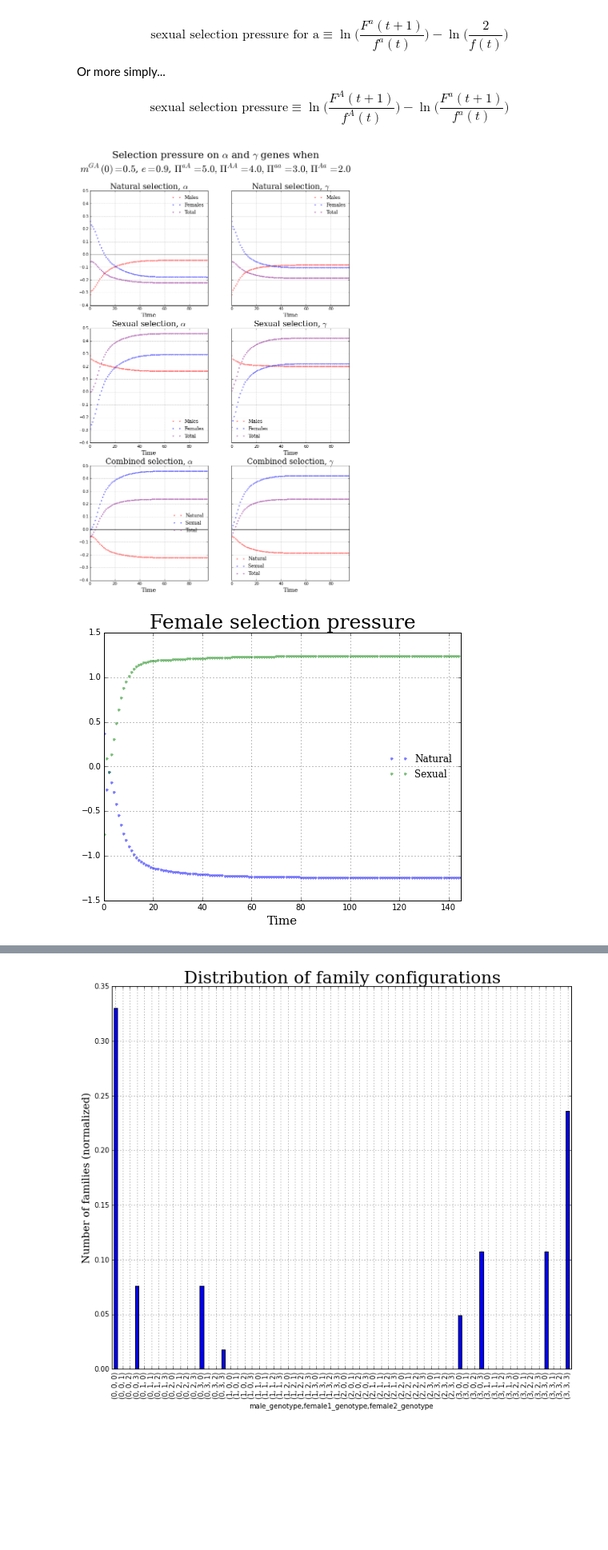
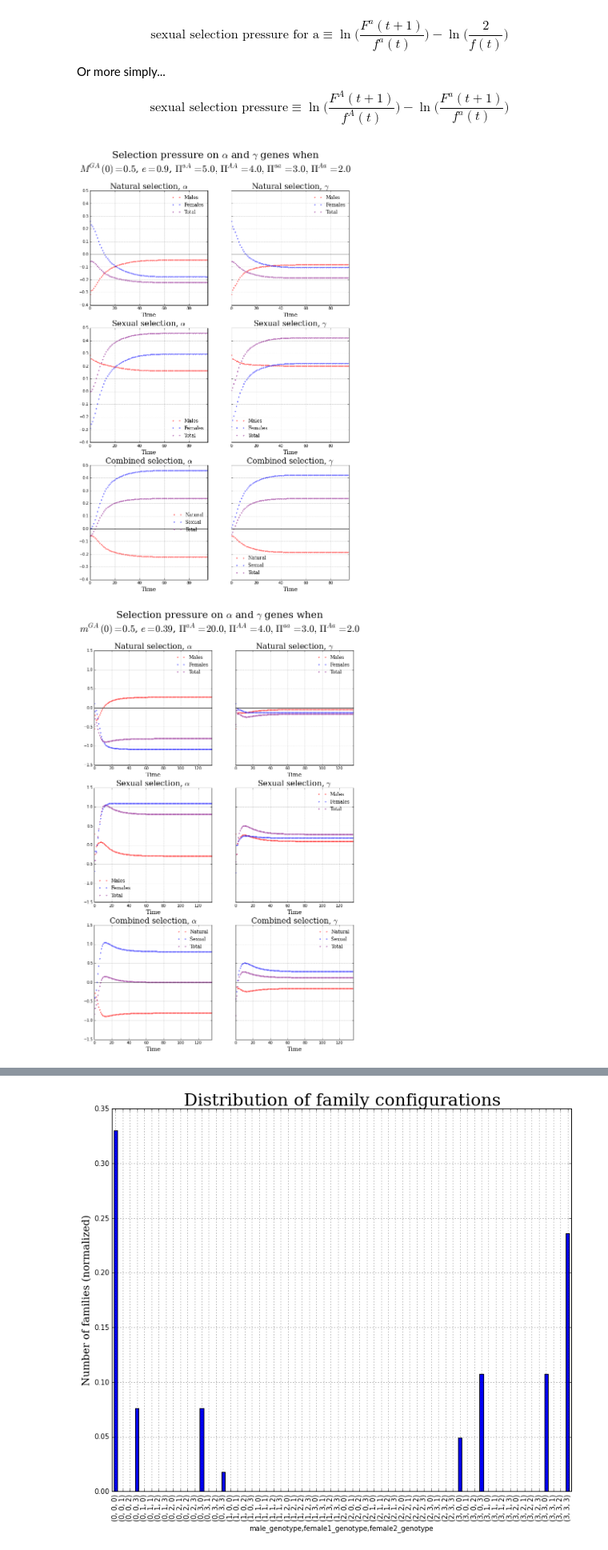
Before and after one commit to davidrpugh/population-ecology-approach, a Jupyter notebook: src/Wright-Bergstrom.ipynb, the cells around one changed output, grey strips where cells are left out. Shown at 80% size. Saved outputs shown, nothing was run; the diff lists cells and outputs as text; code cells hidden in the pictures; blank space fills up the shorter version.

Commit message:
Fixed hierarchy sweep plots.

```diff
--- a/src/Wright-Bergstrom.ipynb
+++ b/src/Wright-Bergstrom.ipynb
@@ -582,22 +580,14 @@ def plot_selection_pressure(simulator, mGA0, T=None, rtol=None, **params):
                          fontsize=20)
     axes[2, 1].set_title(r'Combined selection, $\gamma$', family='serif',
                          fontsize=20)
-    #axes[0].axhline(y=0, color='k')
-    #axes[0].set_xlabel('Time', fontsize=15, family='serif')
-
     for i in range(3):
         for j in range(2):
             axes[i, j].set_xlabel('Time', fontsize=15, family='serif')
             axes[i, j].axhline(y=0, color='black')
             axes[i, j].legend(loc=0, frameon=False, prop={'family': 'serif'})
 
-
-    #axes[1].axhline(y=0, color='k')
-    #axes[1].set_xlabel('Time', fontsize=15, family='serif')
-    #axes[1].legend(loc=0, frameon=False, prop={'family': 'serif'})
-
     title = (r'Selection pressure on $\alpha$ and $\gamma$ genes when' +
-             '\n$m^{{GA}}(0)={0}$, $e={e}$, ' +
+             '\n$M^{{GA}}(0)={0}$, $e={e}$, ' +
              r'$\Pi^{{aA}}={PiaA},\ \Pi^{{AA}}={PiAA},\ ' +
              '\Pi^{{aa}}={Piaa},\ \Pi^{{Aa}}={PiAa}$')
     fig.suptitle(title.format(mGA0, **params), x=0.5, family='serif', fontsize=25)
@@ -608,7 +598,7 @@ example_params = {'PiAA': 4.0, 'PiAa': 2.0, 'PiaA': 5.0, 'Piaa': 3.0, 'c': 2.0,
 plot_selection_pressure(wright_bergstrom_simulator, mGA0=0.5, rtol=1e-4, **example_params)
 plt.show()
 # %% [output]
-[figure, old version]
+[figure, new version]
 # %%
 # widget for varying the initial condition
 eps = 1e-2
@@ -622,21 +612,21 @@ cooperative_payoff = widgets.FloatSliderWidget(min=0.0, max=50.0, step=0.5, valu
 selfish_payoff = widgets.FloatSliderWidget(min=0.0, max=50.0, step=0.5, value=3.0)
 naive_payoff = widgets.FloatSliderWidget(min=0.0, max=50.0, step=0.5, value=2.0)
 # %%
-interactive_plot = widgets.interact(plot_female_selection_pressure,
+interactive_plot = widgets.interact(plot_selection_pressure,
                                     simulator=widgets.fixed(wright_bergstrom_simulator),
                                     mGA0=mGA0,
                                     T=widgets.fixed(None),
                                     rtol=widgets.FloatTextWidget(value=1e-4),
                                     magnitude=True,
                                     e=assortativity,
                                     c=fecundity,
                                     PiaA=exploitive_payoff,
                                     PiAA=cooperative_payoff,
                                     Piaa=selfish_payoff,
                                     PiAa=naive_payoff,
                                     )
 # %% [output]
-[figure, old version]
+[figure, new version]
 # %%
 example_params = {'PiAA': 4.0, 'PiAa': 2.0, 'PiaA': 5.0, 'Piaa': 3.0, 'c': 2.0, 'e': 0.9}
 plot_selection_pressure(wright_bergstrom_simulator, mGA0=0.5, rtol=1e-4, **example_params)
```
Also changed, not shown: parts of 17 cells of this notebook, 2 other files.
